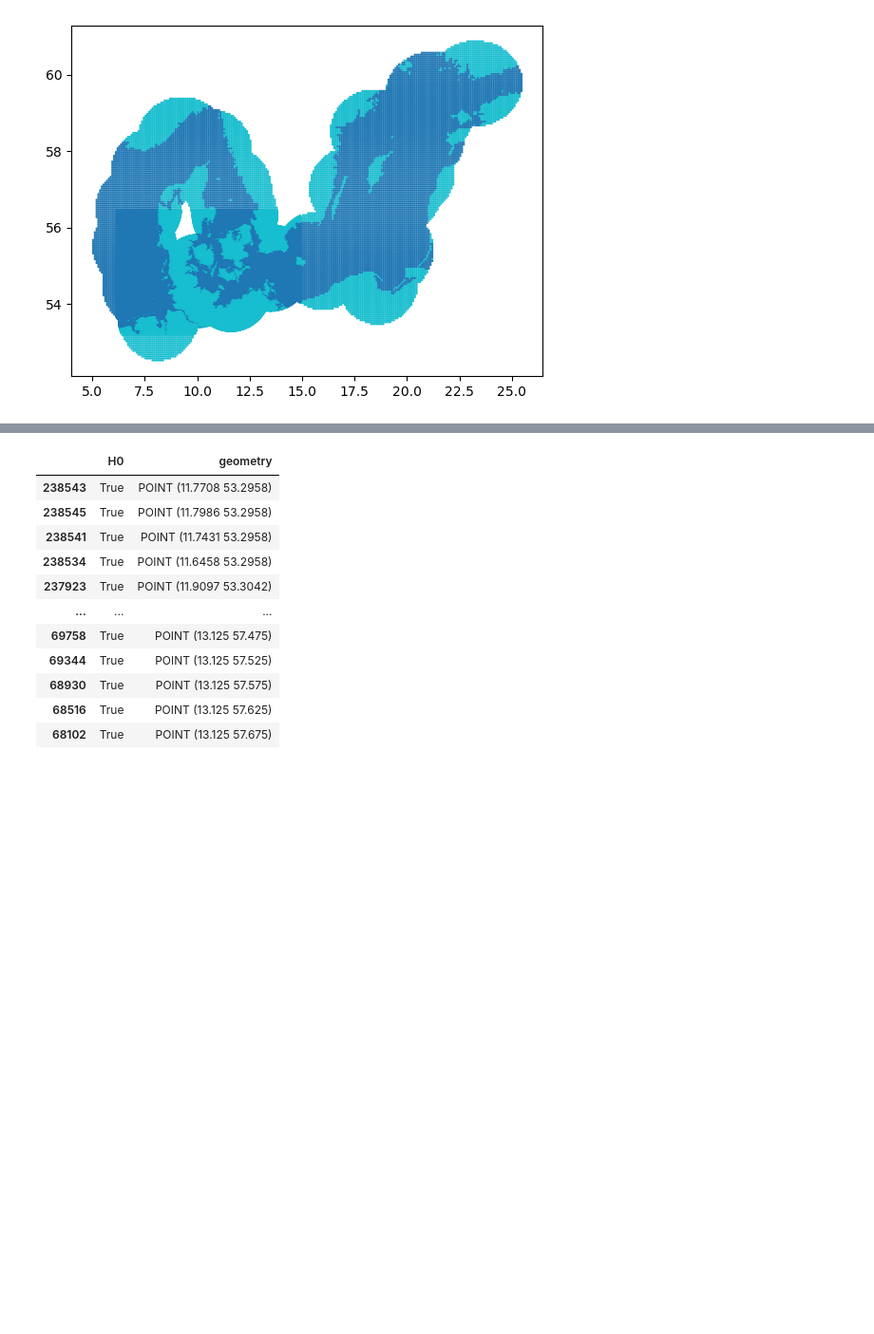
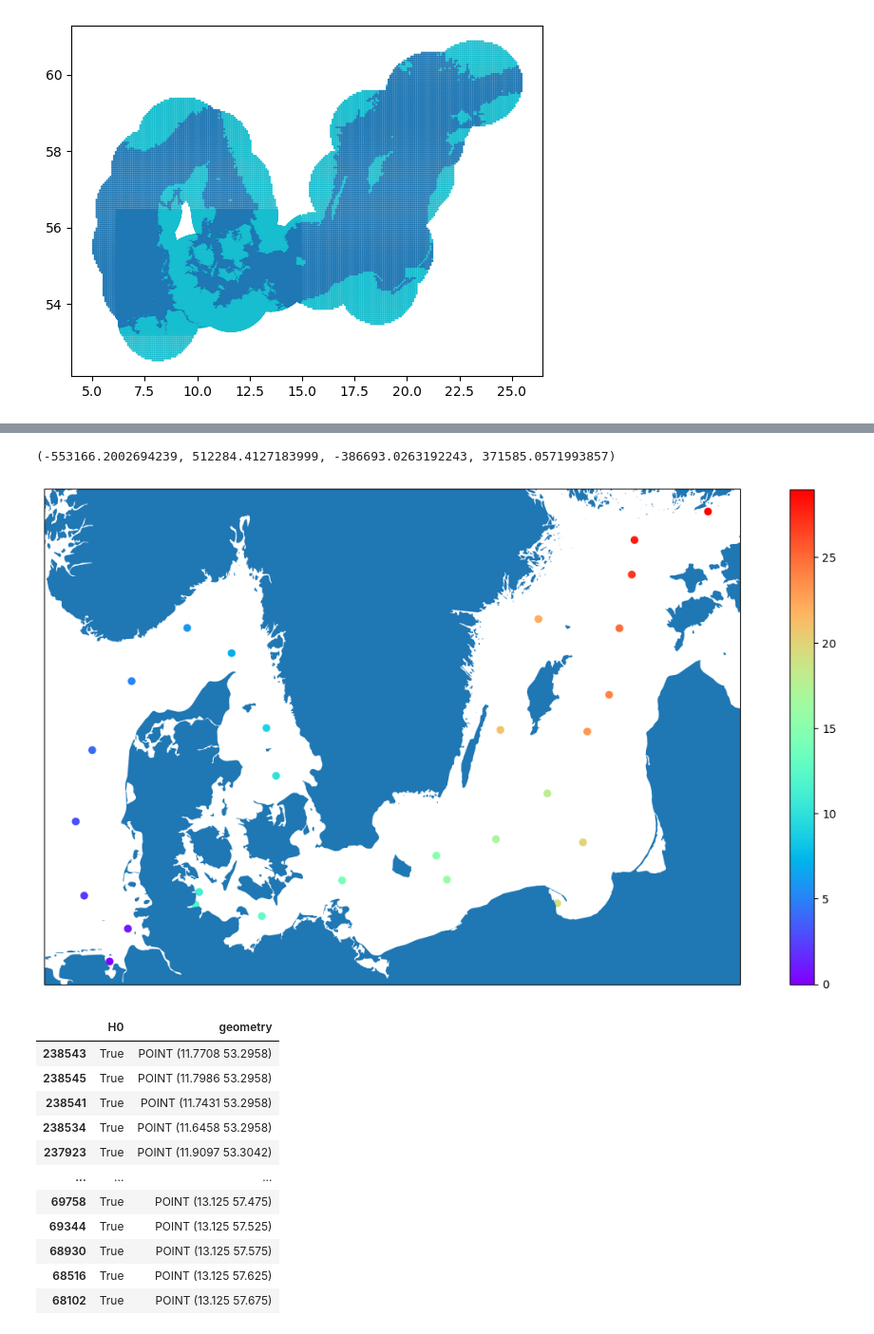
Before and after one commit to geomar-od-lagrange/2025_copepods, a Jupyter notebook: notebooks/VoronoiPolygons.ipynb, the cells around one changed output, grey strips where cells are left out. Shown at 95% size. Saved outputs shown, nothing was run; the diff lists cells and outputs as text; code cells hidden in the pictures; blank space fills up the shorter version.

```diff
--- a/notebooks/VoronoiPolygons.ipynb
+++ b/notebooks/VoronoiPolygons.ipynb
@@ -202,3 +257,14 @@ gdf_land.plot(column="H0", markersize=0.5)
+# %%
+land_10m = cartopy.feature.NaturalEarthFeature('physical', 'land', '10m',)
+fig = plt.figure(figsize=mapsize)
+ax_map = fig.add_subplot(projection=map_projection)
+gdf_sample_points.plot(ax=ax_map, column="order", cmap='rainbow', legend=True)
+ax_map.add_feature(land_10m)
+a = print(ax_map.get_extent(crs=map_projection))
+plt.show()
+# %% [output]
+(-553166.2002694239, 512284.4127183999, -386693.0263192243, 371585.0571993857)
+[figure, added]
 # %%
 voronoi_outlines_polygon = gdf_voronoi_clipped.to_crs(Geodetic()).polygonize()
 # %%
```
Also changed, not shown: parts of 9 cells of this notebook.
